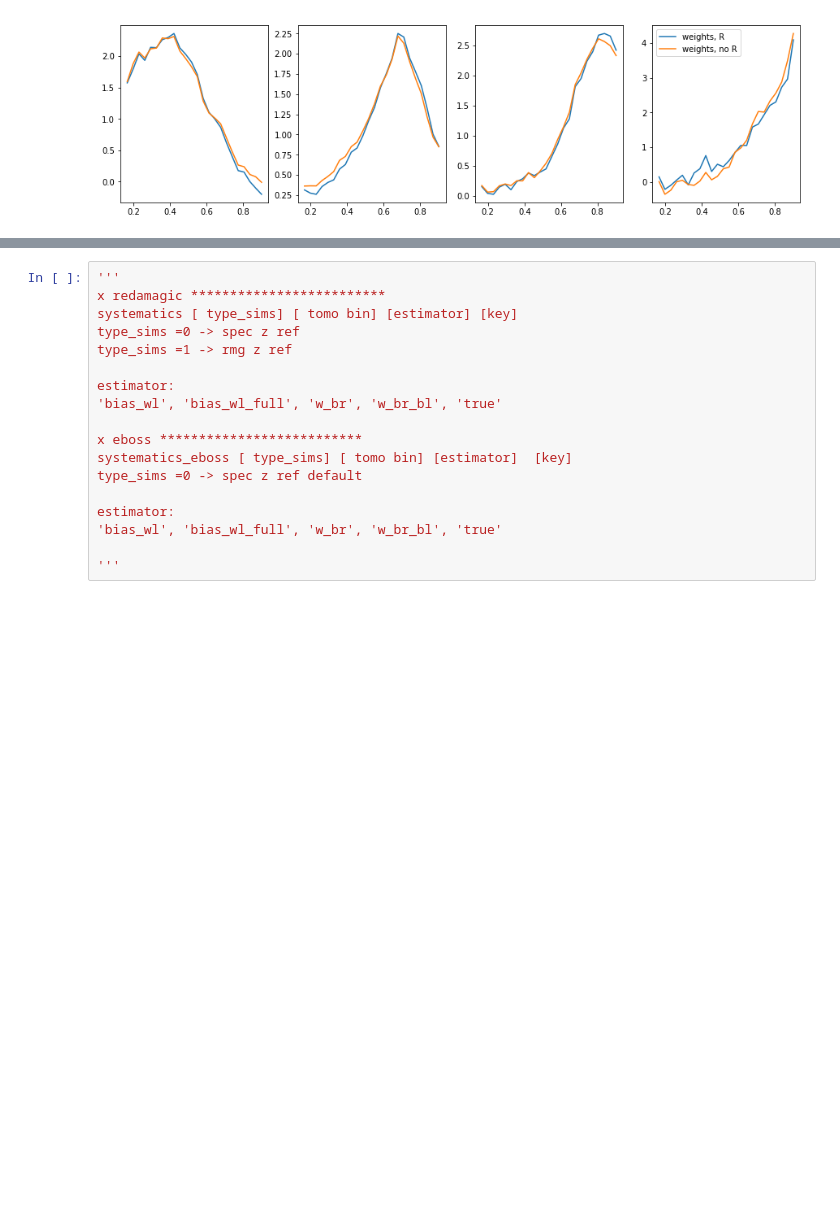
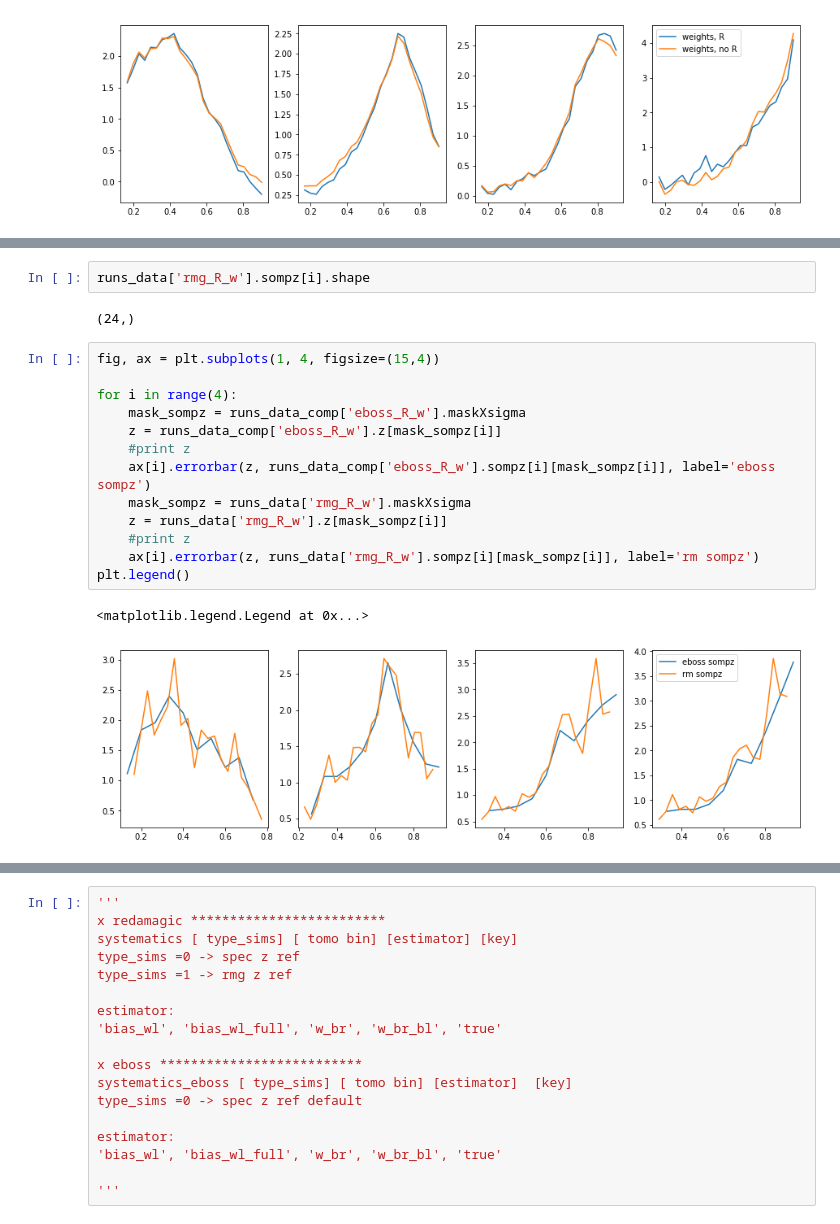
Before and after one commit to mgatti29/CORE, a Jupyter notebook: Results_data.ipynb, the cells around one changed output, grey strips where cells are left out. Drawn from its saved outputs; the diff is of its cells as text; blank space fills up the shorter version.

```diff
--- a/Results_data.ipynb
+++ b/Results_data.ipynb
@@ -661,0 +736,20 @@ ax[3].legend()
+# %%
+runs_data['rmg_R_w'].sompz[i].shape
+# %% [output]
+(24,)
+# %%
+fig, ax = plt.subplots(1, 4, figsize=(15,4))
+
+for i in range(4):
+    mask_sompz = runs_data_comp['eboss_R_w'].maskXsigma
+    z = runs_data_comp['eboss_R_w'].z[mask_sompz[i]]
+    #print z
+    ax[i].errorbar(z, runs_data_comp['eboss_R_w'].sompz[i][mask_sompz[i]], label='eboss sompz')
+    mask_sompz = runs_data['rmg_R_w'].maskXsigma
+    z = runs_data['rmg_R_w'].z[mask_sompz[i]]
+    #print z
+    ax[i].errorbar(z, runs_data['rmg_R_w'].sompz[i][mask_sompz[i]], label='rm sompz')
+plt.legend()
+# %% [output]
+<matplotlib.legend.Legend at 0x...>
+[figure, added]
```
Also changed, not shown: parts of 140 cells of this notebook.
